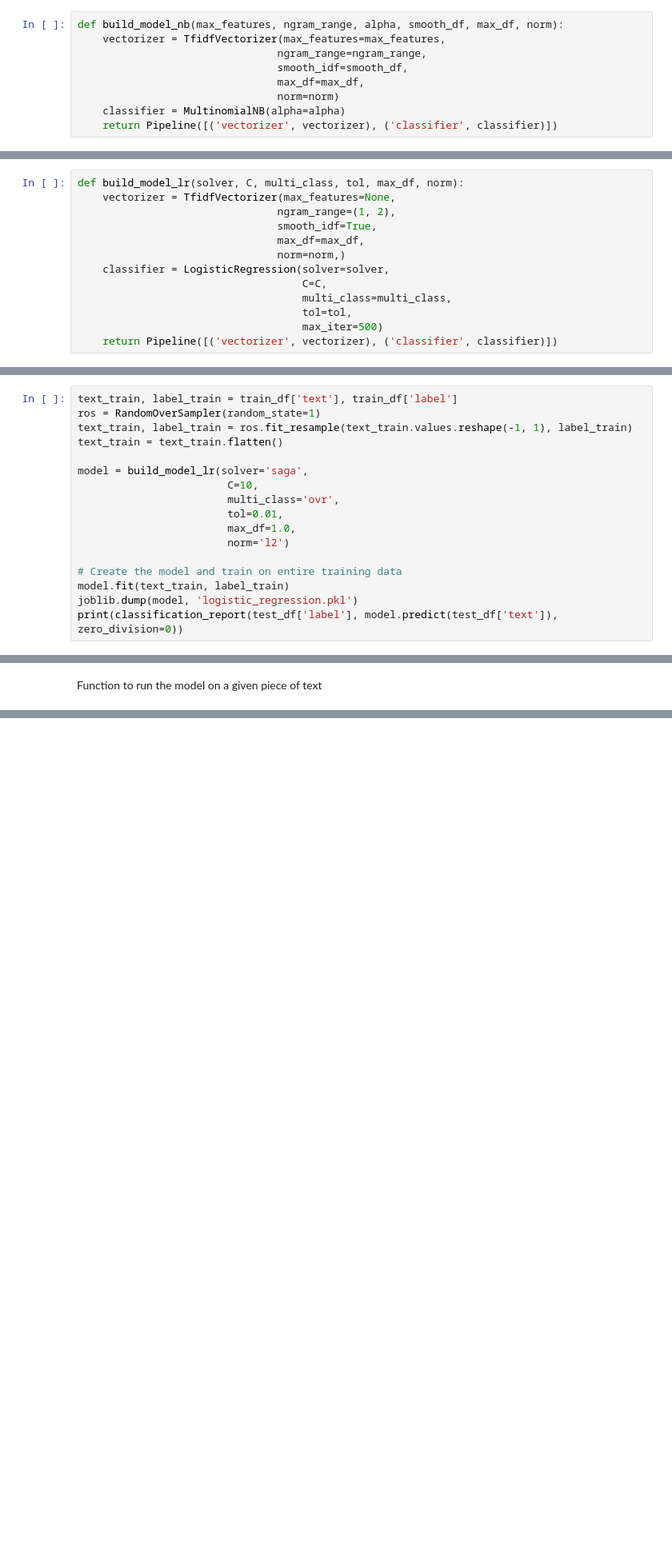
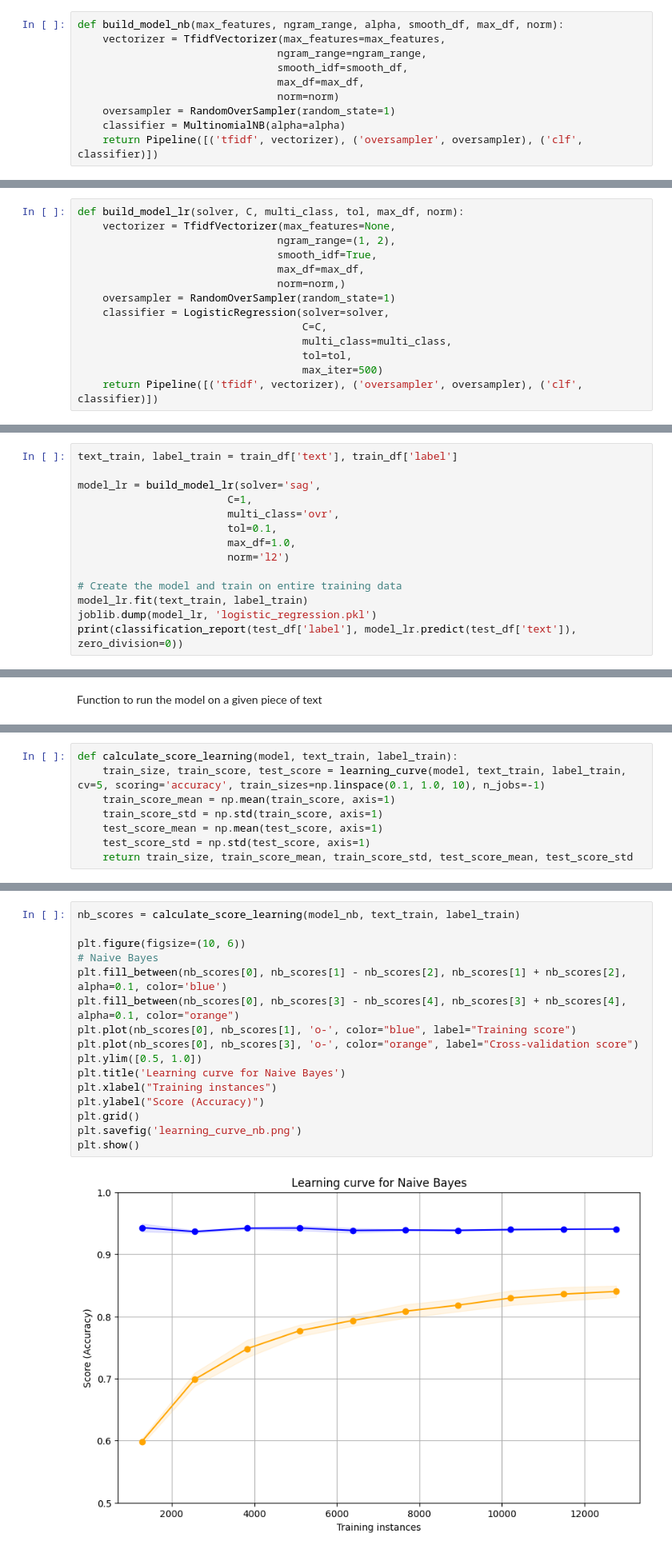
Before and after one commit to NamLe0609/intext-emotion-detector, a Jupyter notebook: main.ipynb, the cells around one changed output, grey strips where cells are left out. Shown at 80% size. Cells and saved outputs as stored; diff of their text form; blank space fills up the shorter version.

```diff
--- a/main.ipynb
+++ b/main.ipynb
@@ -202,5 +196,6 @@ def build_model_nb(max_features, ngram_range, alpha, smooth_df, max_df, norm):
                                 smooth_idf=smooth_df,
                                 max_df=max_df,
                                 norm=norm)
+    oversampler = RandomOverSampler(random_state=1)
     classifier = MultinomialNB(alpha=alpha)
-    return Pipeline([('vectorizer', vectorizer), ('classifier', classifier)])
+    return Pipeline([('tfidf', vectorizer), ('oversampler', oversampler), ('clf', classifier)])
@@ -302,9 +304,10 @@ def build_model_lr(solver, C, multi_class, tol, max_df, norm):
                                 smooth_idf=True,
                                 max_df=max_df,
                                 norm=norm,)
+    oversampler = RandomOverSampler(random_state=1)
     classifier = LogisticRegression(solver=solver,
                                     C=C,
                                     multi_class=multi_class,
                                     tol=tol,
                                     max_iter=500)
-    return Pipeline([('vectorizer', vectorizer), ('classifier', classifier)])
+    return Pipeline([('tfidf', vectorizer), ('oversampler', oversampler), ('clf', classifier)])
@@ -357,20 +314,17 @@ Best params: {'max_df': 1.0, 'norm': 'l2', 'solver': 'saga', 'C': 10, 'multi_cla
 # %%
 text_train, label_train = train_df['text'], train_df['label']
-ros = RandomOverSampler(random_state=1)
-text_train, label_train = ros.fit_resample(text_train.values.reshape(-1, 1), label_train)
-text_train = text_train.flatten()
 
-model = build_model_lr(solver='saga',
-                        C=10,
+model_lr = build_model_lr(solver='sag',
+                        C=1,
                         multi_class='ovr',
-                        tol=0.01,
+                        tol=0.1,
                         max_df=1.0,
                         norm='l2')
 
 # Create the model and train on entire training data
-model.fit(text_train, label_train)
-joblib.dump(model, 'logistic_regression.pkl')
-print(classification_report(test_df['label'], model.predict(test_df['text']), zero_division=0))
+model_lr.fit(text_train, label_train)
+joblib.dump(model_lr, 'logistic_regression.pkl')
+print(classification_report(test_df['label'], model_lr.predict(test_df['text']), zero_division=0))
 # %% [output]
               precision    recall  f1-score   support
 
@@ -400,0 +389,8 @@ logistic_regression("Charles are you fluent in janpanese?")
+# %%
+def calculate_score_learning(model, text_train, label_train):
+    train_size, train_score, test_score = learning_curve(model, text_train, label_train, cv=5, scoring='accuracy', train_sizes=np.linspace(0.1, 1.0, 10), n_jobs=-1)
+    train_score_mean = np.mean(train_score, axis=1)
+    train_score_std = np.std(train_score, axis=1)
+    test_score_mean = np.mean(test_score, axis=1)
+    test_score_std = np.std(test_score, axis=1)
+    return train_size, train_score_mean, train_score_std, test_score_mean, test_score_std
@@ -400,0 +399,18 @@ logistic_regression("Charles are you fluent in janpanese?")
+# %%
+nb_scores = calculate_score_learning(model_nb, text_train, label_train)
+
+plt.figure(figsize=(10, 6))
+# Naive Bayes
+plt.fill_between(nb_scores[0], nb_scores[1] - nb_scores[2], nb_scores[1] + nb_scores[2], alpha=0.1, color='blue')
+plt.fill_between(nb_scores[0], nb_scores[3] - nb_scores[4], nb_scores[3] + nb_scores[4], alpha=0.1, color="orange")
+plt.plot(nb_scores[0], nb_scores[1], 'o-', color="blue", label="Training score")
+plt.plot(nb_scores[0], nb_scores[3], 'o-', color="orange", label="Cross-validation score")
+plt.ylim([0.5, 1.0])
+plt.title('Learning curve for Naive Bayes')
+plt.xlabel("Training instances")
+plt.ylabel("Score (Accuracy)")
+plt.grid()
+plt.savefig('learning_curve_nb.png')
+plt.show()
+# %% [output]
+[figure, added]
```
Also changed, not shown: parts of 37 cells of this notebook, 9 other files.
